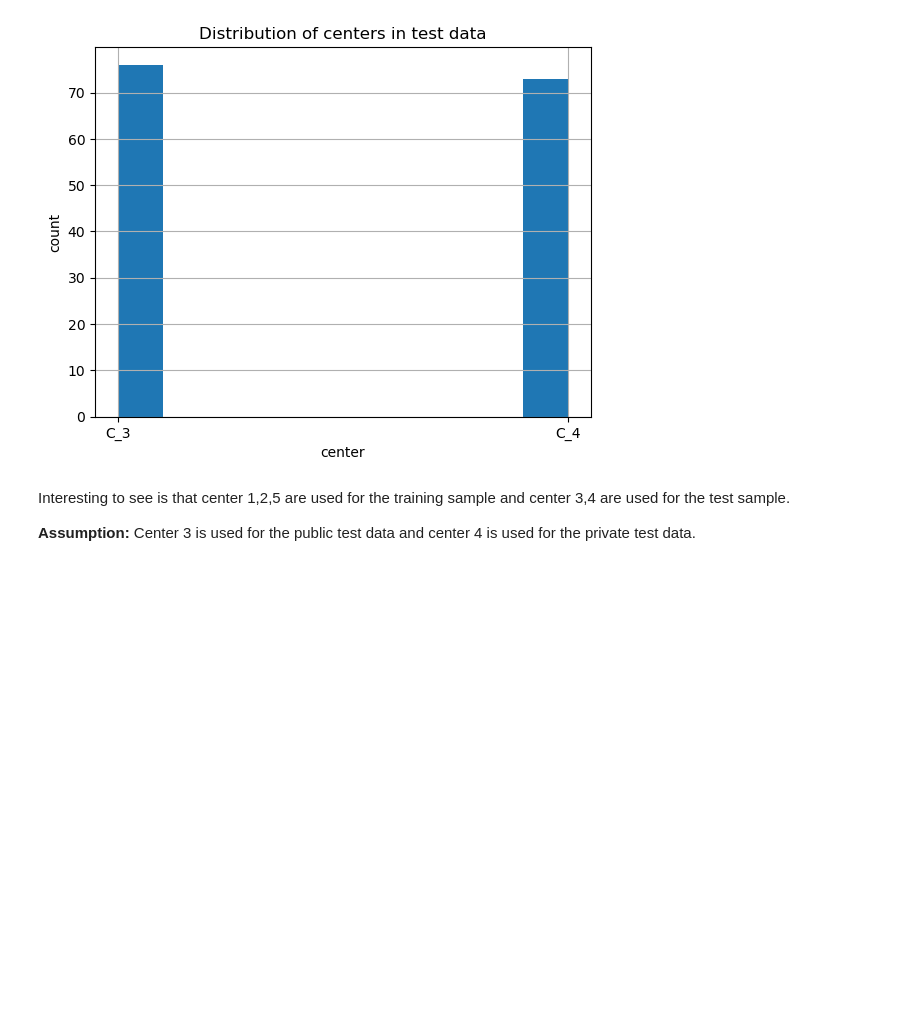
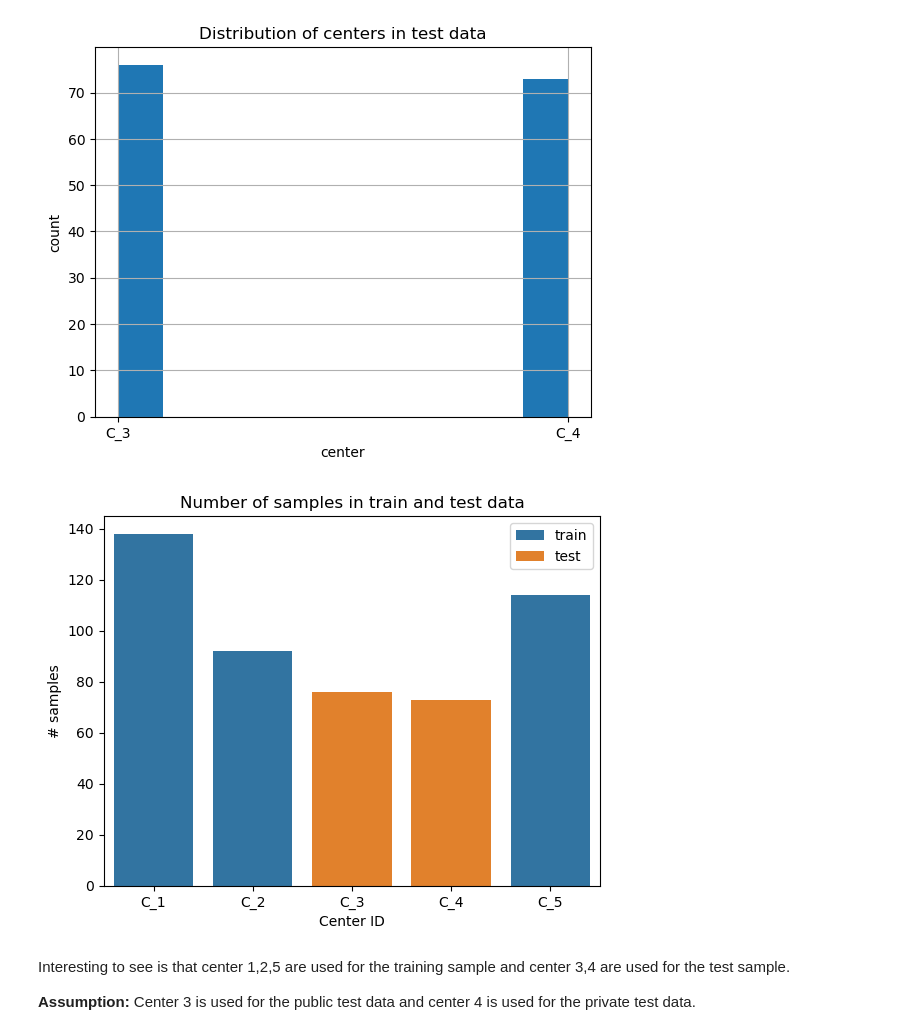
Before and after one commit to stlbnmaria/enschallenge2023, a Jupyter notebook: exploring_data/eda_analysis.ipynb, the cells around one changed output. Cells and saved outputs as stored; diff of their text form; code cells hidden in the pictures; blank space fills up the shorter version.

```diff
--- a/exploring_data/eda_analysis.ipynb
+++ b/exploring_data/eda_analysis.ipynb
@@ -144,6 +163,21 @@ plt.xlabel("center")
 plt.ylabel("count");
 # %% [output]
 [figure]
+# %%
+plot_df = pd.concat([output_md, md_test])[["Center ID"]]
+plot_df = pd.DataFrame(
+    {
+        "count": plot_df.value_counts().sort_index(),
+        "data": ["train", "train", "test", "test", "train"],
+    }
+).reset_index()
+sns.barplot(data=plot_df, x="Center ID", y="count", hue="data", dodge=False)
+plt.title("Number of samples in train and test data")
+plt.ylabel("# samples")
+plt.gca().legend().set_title("")
+# plt.savefig('../images/Report/samples_per_center.pdf', bbox_inches='tight');
+# %% [output]
+[figure, added]
 # %% [markdown]
 Interesting to see is that center 1,2,5 are used for the training sample and center 3,4 are used for the test sample.
 
```
Also changed, not shown: parts of 30 cells of this notebook.
